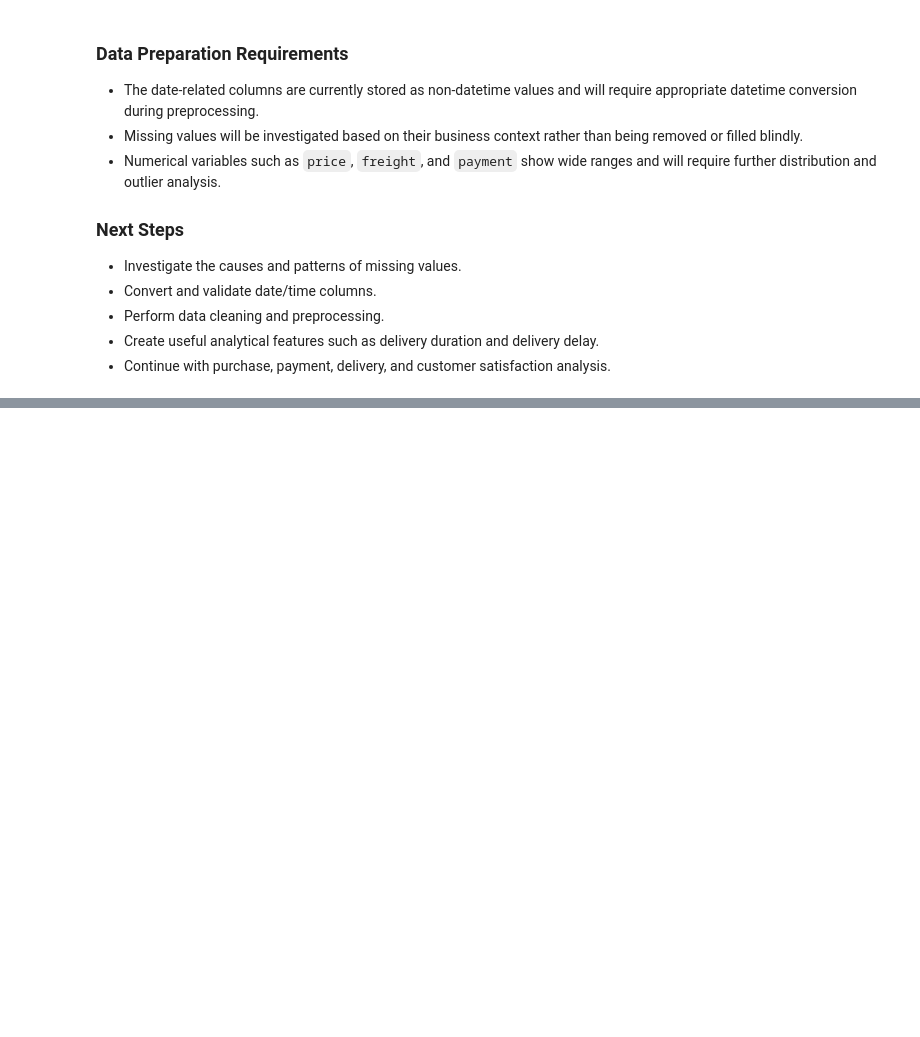
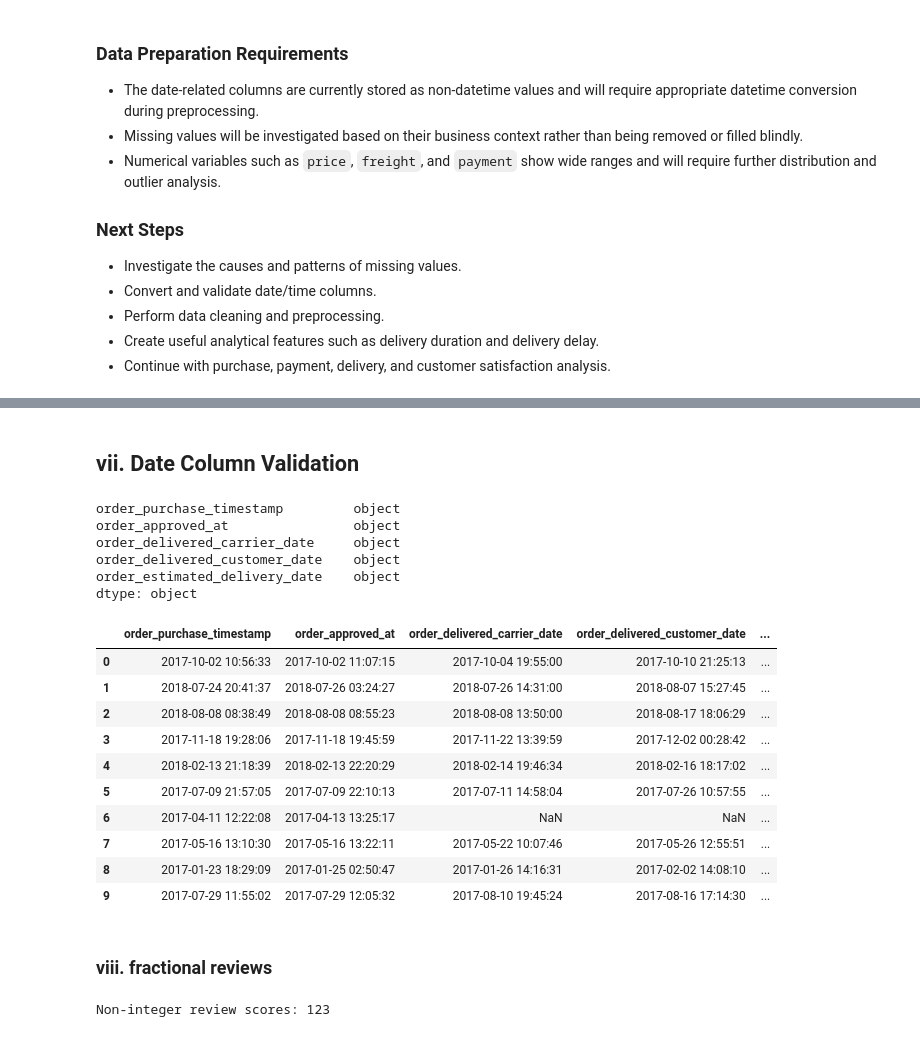
Before and after one commit to PranjaliSBidwe/E-Commerce_Sales_Customer_Behavior_Analysis, a Jupyter notebook: 01_data_understanding.ipynb, the cells around one changed output, grey strips where cells are left out. Drawn from its saved outputs; the diff is of its cells as text; code cells hidden in the pictures; blank space fills up the shorter version.

```diff
--- a/01_data_understanding.ipynb
+++ b/01_data_understanding.ipynb
@@ -273,0 +451,52 @@ df[date_columns].head()
+# %% [markdown]
+## vii. Date Column Validation
+# %%
+date_columns = [
+    "order_purchase_timestamp",
+    "order_approved_at",
+    "order_delivered_carrier_date",
+    "order_delivered_customer_date",
+    "order_estimated_delivery_date"
+]
+
+df[date_columns].dtypes
+# %% [output]
+order_purchase_timestamp         object
+order_approved_at                object
+order_delivered_carrier_date     object
+order_delivered_customer_date    object
+order_estimated_delivery_date    object
+dtype: object
+# %%
+df[
+    [
+        "order_purchase_timestamp",
+        "order_approved_at",
+        "order_delivered_carrier_date",
+        "order_delivered_customer_date",
+        "order_estimated_delivery_date"
+    ]
+].head(10)
+# %% [output]
+|  | order_purchase_timestamp | order_approved_at | order_delivered_carrier_date | order_delivered_customer_date | ... |
+| 0 | 2017-10-02 10:56:33 | 2017-10-02 11:07:15 | 2017-10-04 19:55:00 | 2017-10-10 21:25:13 | ... |
+| 1 | 2018-07-24 20:41:37 | 2018-07-26 03:24:27 | 2018-07-26 14:31:00 | 2018-08-07 15:27:45 | ... |
+| 2 | 2018-08-08 08:38:49 | 2018-08-08 08:55:23 | 2018-08-08 13:50:00 | 2018-08-17 18:06:29 | ... |
+| 3 | 2017-11-18 19:28:06 | 2017-11-18 19:45:59 | 2017-11-22 13:39:59 | 2017-12-02 00:28:42 | ... |
+| 4 | 2018-02-13 21:18:39 | 2018-02-13 22:20:29 | 2018-02-14 19:46:34 | 2018-02-16 18:17:02 | ... |
+| 5 | 2017-07-09 21:57:05 | 2017-07-09 22:10:13 | 2017-07-11 14:58:04 | 2017-07-26 10:57:55 | ... |
+| 6 | 2017-04-11 12:22:08 | 2017-04-13 13:25:17 | NaN | NaN | ... |
+| 7 | 2017-05-16 13:10:30 | 2017-05-16 13:22:11 | 2017-05-22 10:07:46 | 2017-05-26 12:55:51 | ... |
+| 8 | 2017-01-23 18:29:09 | 2017-01-25 02:50:47 | 2017-01-26 14:16:31 | 2017-02-02 14:08:10 | ... |
+| 9 | 2017-07-29 11:55:02 | 2017-07-29 12:05:32 | 2017-08-10 19:45:24 | 2017-08-16 17:14:30 | ... |
+# %% [markdown]
+### viii. fractional reviews
+# %%
+non_integer_reviews = df[
+    df["review_score"].notna() &
+    (df["review_score"] % 1 != 0)
+]
+
+print("Non-integer review scores:", len(non_integer_reviews))
+# %% [output]
+Non-integer review scores: 123
```
Also changed, not shown: parts of 25 cells of this notebook.
